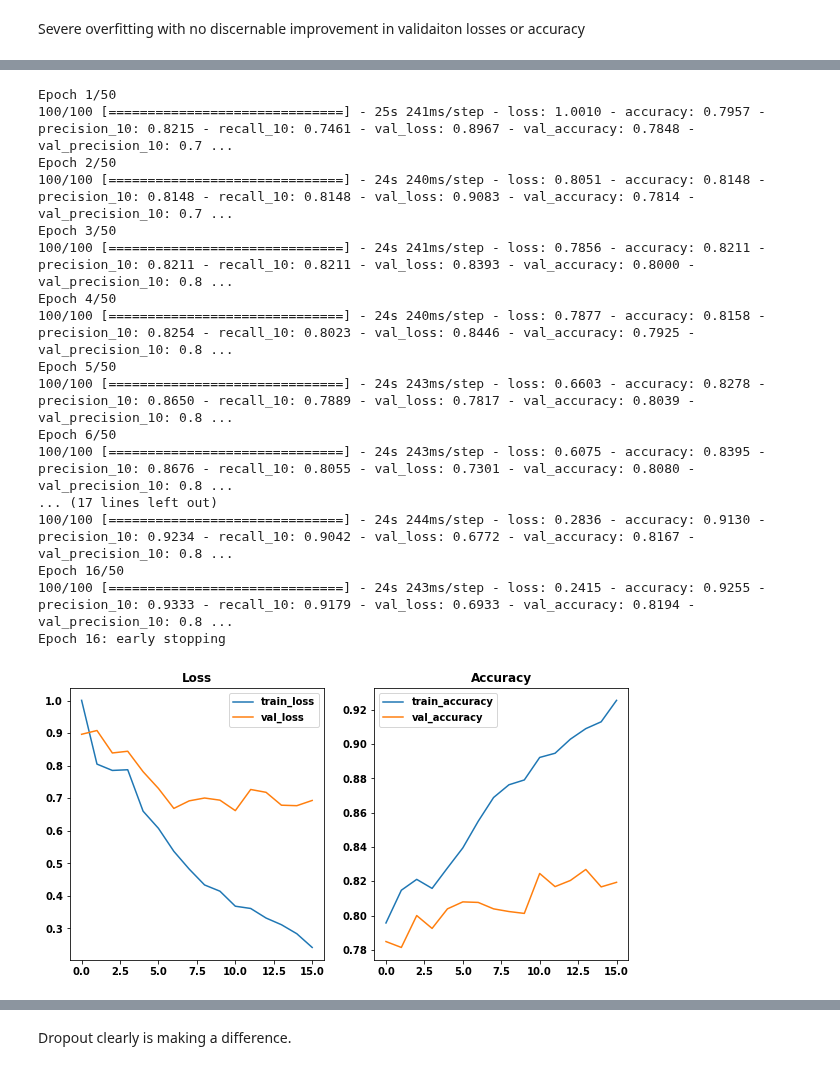
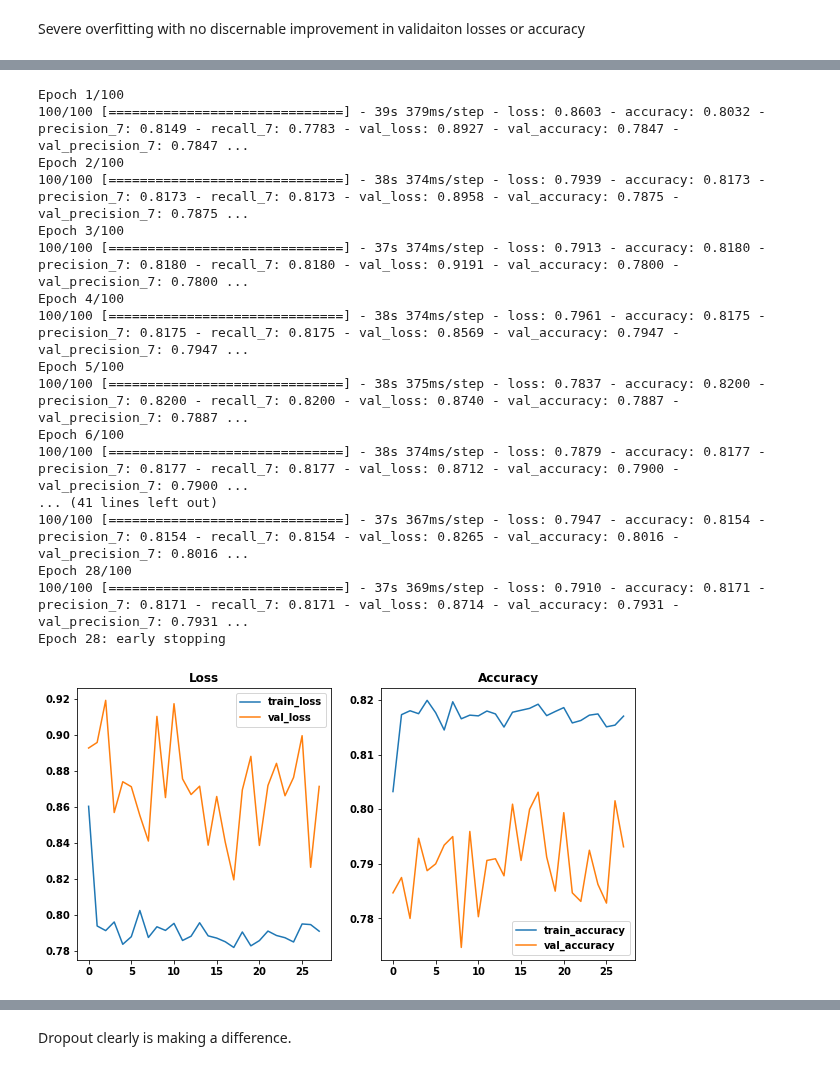
Before and after one commit to ssaeed85/dsc-ph5-MarsTerrainAnomalyDetection, a Jupyter notebook: 02_TensorflowModeling_Adam.ipynb, the cells around one changed output, grey strips where cells are left out. Drawn from its saved outputs; the diff is of its cells as text; code cells hidden in the pictures.

```diff
--- a/02_TensorflowModeling_Adam.ipynb
+++ b/02_TensorflowModeling_Adam.ipynb
@@ -58,7 +32,7 @@ train_datagen = ImageDataGenerator(rescale=1./255)
 train_generator = train_datagen.flow_from_directory(
     'images/train/',
     target_size = (227,227),
-    batch_size=128,
+    batch_size=225,
     color_mode='grayscale',
     class_mode='categorical'
 )
@@ -73,7 +47,7 @@ val_datagen = ImageDataGenerator(rescale=1./255)
 val_generator = val_datagen.flow_from_directory(
     'images/val/',
     target_size = (227,227),
-    batch_size=128,
+    batch_size=64,
     color_mode='grayscale',
     class_mode='categorical'
 )
@@ -100,9 +74,11 @@ Found 1793 images belonging to 8 classes.
 early_stop = EarlyStopping(monitor='val_loss',
                            min_delta=1e-8,
                            verbose=1,
-                           patience = 5,
+                           patience = 10,
                            restore_best_weights=True,
                            mode='min')
+
+epochs_to_train = 100
 # %% [markdown]
 ## Model 1 - Simple CNN
 # %%
@@ -775,34 +749,34 @@ _________________________________________________________________
 # %%
 results = model.fit(train_generator,
                     steps_per_epoch=100,  # Number of training samples to pull per epoch
-                    epochs=50,  # Number of epochs
+                    epochs=epochs_to_train,  # Number of epochs
                     validation_data=val_generator,
                     validation_steps=50,  # Number of validation samples to run validation on
                     verbose=1,
                     callbacks = [early_stop]
                     )
 # %% [output]
-Epoch 1/50
-100/100 [==============================] - 25s 241ms/step - loss: 1.0010 - accuracy: 0.7957 - precision_10: 0.8215 - recall_10: 0.7461 - val_loss: 0.8967 - val_accuracy: 0.7848 - val_precision_10: 0.7 ...
-Epoch 2/50
-100/100 [==============================] - 24s 240ms/step - loss: 0.8051 - accuracy: 0.8148 - precision_10: 0.8148 - recall_10: 0.8148 - val_loss: 0.9083 - val_accuracy: 0.7814 - val_precision_10: 0.7 ...
-Epoch 3/50
-100/100 [==============================] - 24s 241ms/step - loss: 0.7856 - accuracy: 0.8211 - precision_10: 0.8211 - recall_10: 0.8211 - val_loss: 0.8393 - val_accuracy: 0.8000 - val_precision_10: 0.8 ...
-Epoch 4/50
-100/100 [==============================] - 24s 240ms/step - loss: 0.7877 - accuracy: 0.8158 - precision_10: 0.8254 - recall_10: 0.8023 - val_loss: 0.8446 - val_accuracy: 0.7925 - val_precision_10: 0.8 ...
-Epoch 5/50
-100/100 [==============================] - 24s 243ms/step - loss: 0.6603 - accuracy: 0.8278 - precision_10: 0.8650 - recall_10: 0.7889 - val_loss: 0.7817 - val_accuracy: 0.8039 - val_precision_10: 0.8 ...
-Epoch 6/50
-100/100 [==============================] - 24s 243ms/step - loss: 0.6075 - accuracy: 0.8395 - precision_10: 0.8676 - recall_10: 0.8055 - val_loss: 0.7301 - val_accuracy: 0.8080 - val_precision_10: 0.8 ...
-... (17 lines left out)
-100/100 [==============================] - 24s 244ms/step - loss: 0.2836 - accuracy: 0.9130 - precision_10: 0.9234 - recall_10: 0.9042 - val_loss: 0.6772 - val_accuracy: 0.8167 - val_precision_10: 0.8 ...
-Epoch 16/50
-100/100 [==============================] - 24s 243ms/step - loss: 0.2415 - accuracy: 0.9255 - precision_10: 0.9333 - recall_10: 0.9179 - val_loss: 0.6933 - val_accuracy: 0.8194 - val_precision_10: 0.8 ...
-Epoch 16: early stopping
+Epoch 1/100
+100/100 [==============================] - 39s 379ms/step - loss: 0.8603 - accuracy: 0.8032 - precision_7: 0.8149 - recall_7: 0.7783 - val_loss: 0.8927 - val_accuracy: 0.7847 - val_precision_7: 0.7847 ...
+Epoch 2/100
+100/100 [==============================] - 38s 374ms/step - loss: 0.7939 - accuracy: 0.8173 - precision_7: 0.8173 - recall_7: 0.8173 - val_loss: 0.8958 - val_accuracy: 0.7875 - val_precision_7: 0.7875 ...
+Epoch 3/100
+100/100 [==============================] - 37s 374ms/step - loss: 0.7913 - accuracy: 0.8180 - precision_7: 0.8180 - recall_7: 0.8180 - val_loss: 0.9191 - val_accuracy: 0.7800 - val_precision_7: 0.7800 ...
+Epoch 4/100
+100/100 [==============================] - 38s 374ms/step - loss: 0.7961 - accuracy: 0.8175 - precision_7: 0.8175 - recall_7: 0.8175 - val_loss: 0.8569 - val_accuracy: 0.7947 - val_precision_7: 0.7947 ...
+Epoch 5/100
+100/100 [==============================] - 38s 375ms/step - loss: 0.7837 - accuracy: 0.8200 - precision_7: 0.8200 - recall_7: 0.8200 - val_loss: 0.8740 - val_accuracy: 0.7887 - val_precision_7: 0.7887 ...
+Epoch 6/100
+100/100 [==============================] - 38s 374ms/step - loss: 0.7879 - accuracy: 0.8177 - precision_7: 0.8177 - recall_7: 0.8177 - val_loss: 0.8712 - val_accuracy: 0.7900 - val_precision_7: 0.7900 ...
+... (41 lines left out)
+100/100 [==============================] - 37s 367ms/step - loss: 0.7947 - accuracy: 0.8154 - precision_7: 0.8154 - recall_7: 0.8154 - val_loss: 0.8265 - val_accuracy: 0.8016 - val_precision_7: 0.8016 ...
+Epoch 28/100
+100/100 [==============================] - 37s 369ms/step - loss: 0.7910 - accuracy: 0.8171 - precision_7: 0.8171 - recall_7: 0.8171 - val_loss: 0.8714 - val_accuracy: 0.7931 - val_precision_7: 0.7931 ...
+Epoch 28: early stopping
 # %%
-display_mode_trainTestGraphs(results)
+display_model_trainTestGraphs(results)
 # %% [output]
-[figure, old version]
+[figure, new version]
 # %%
 results.model.save(tf_chkpt_path+'Model_6_VGG_w_dropout')
 # %% [output]
```
Also changed, not shown: parts of 75 cells of this notebook, 2 other files.
